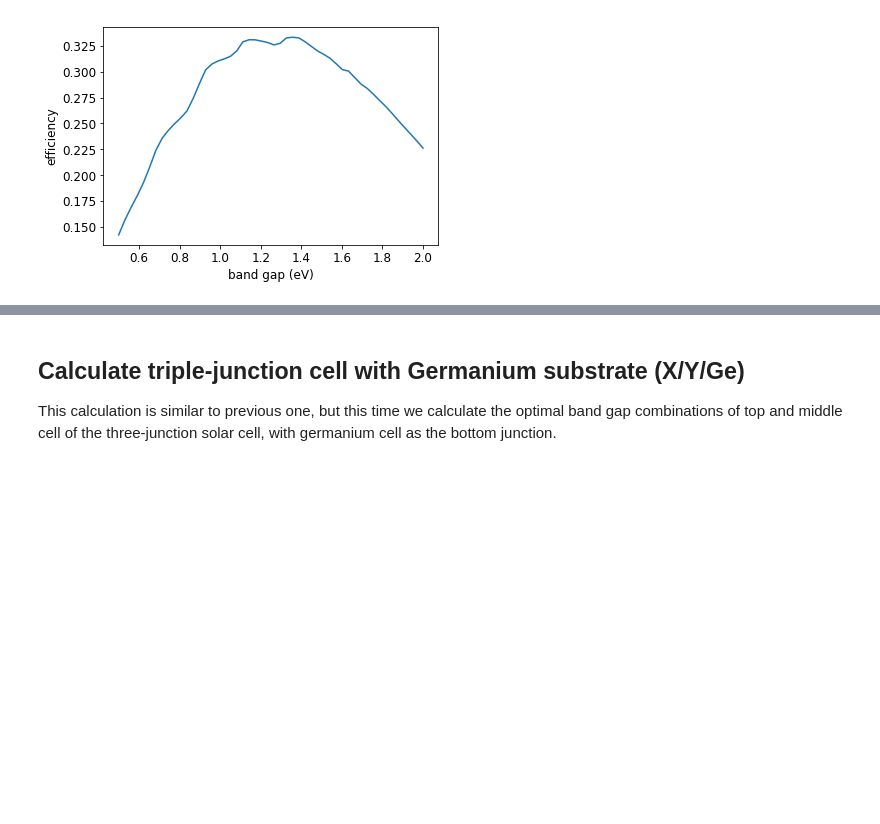
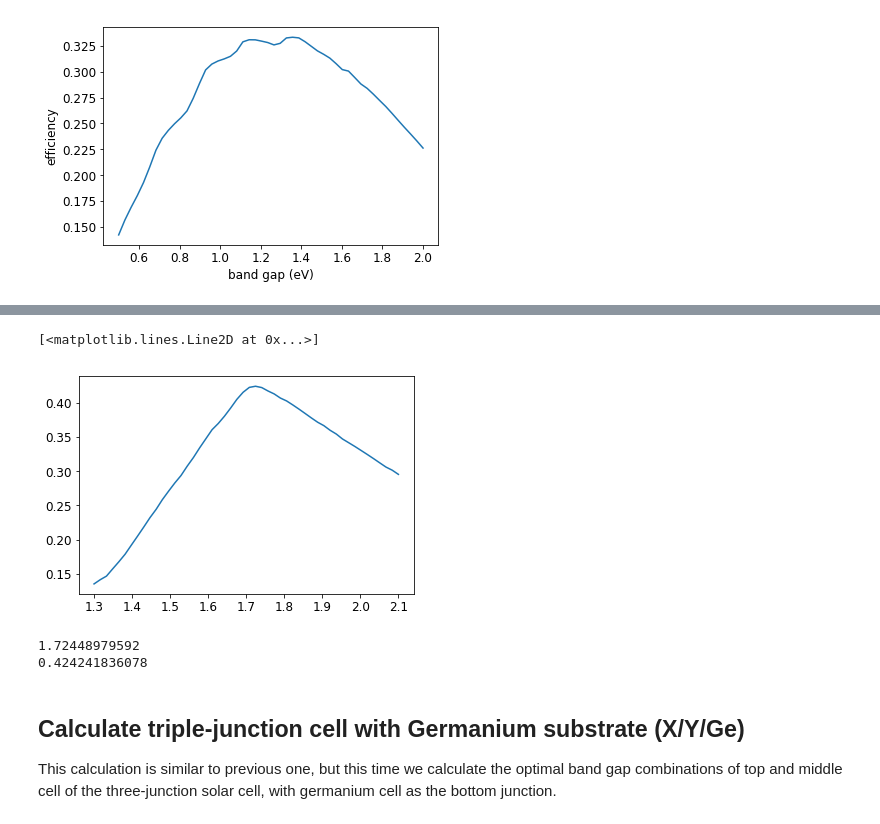
Before and after one commit to kanhua/pypvcell, a Jupyter notebook: demos/efficiency_vs_bandgap.ipynb, the cells around one changed output, grey strips where cells are left out. Cells and saved outputs as stored; diff of their text form; code cells hidden in the pictures; blank space fills up the shorter version.

```diff
--- a/demos/efficiency_vs_bandgap.ipynb
+++ b/demos/efficiency_vs_bandgap.ipynb
@@ -65,3 +116,31 @@ plt.ylabel("efficiency")
+# %%
+def get_1j_eta_on_si(conc_ill):
+    top_eg=np.linspace(1.3,2.1,num=50) # Set up range of top cell band gaps
+
+    eta=np.zeros(50) # Initialize an array for storing efficiencies
+
+    for i,teg in enumerate(top_eg):
+        tc=SQCell(eg=teg,cell_T=293) # Set up top cell
+        bc=SQCell(eg=1.1,cell_T=293) # Set up bottom cell
+        mj=MJCell([tc, bc]) # Make multijunction cell by "streaming" the 1J cells
+        mj.set_input_spectrum(conc_ill) # Set up the illumination
+        eta[i]=mj.get_eta() # Store the calculated efficiency in an array
+    return top_eg,eta
+# %%
+ill=Illumination("AM1.5g",concentration=1)
+top_eg,eta=get_1j_eta_on_si(ill)
+# %%
+plt.plot(top_eg,eta)
+# %% [output]
+[<matplotlib.lines.Line2D at 0x...>]
+[figure, added]
+# %%
+nar=np.argmax(eta)
+print(top_eg[nar])
+print(eta[nar])
+# %% [output]
+1.72448979592
+0.424241836078
 # %% [markdown]
 ## Calculate triple-junction cell with Germanium substrate (X/Y/Ge)
 This calculation is similar to previous one, but this time we calculate the optimal band gap combinations of top and middle cell of the three-junction solar cell, with germanium cell as the bottom junction.
```
Also changed, not shown: parts of 8 cells of this notebook, 1 other file.
